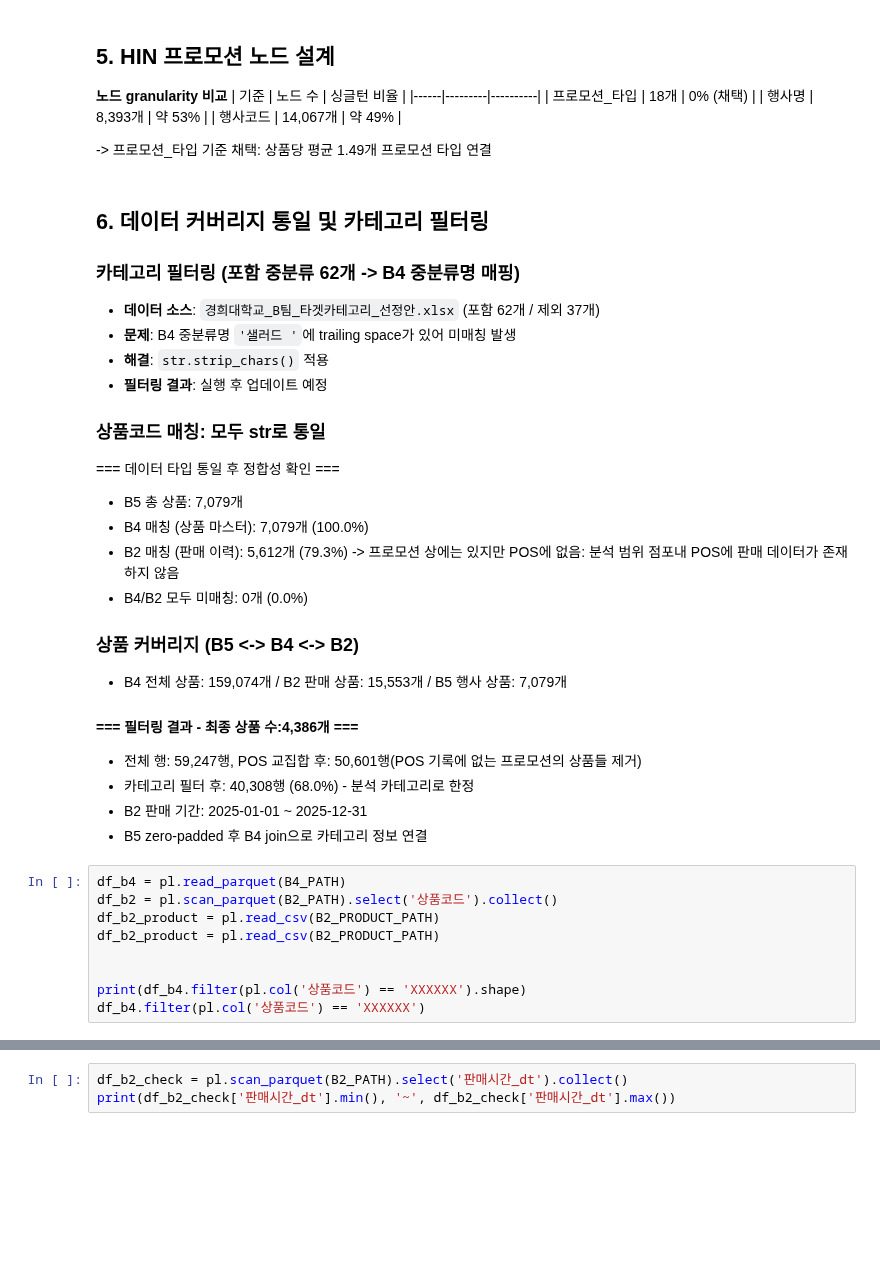
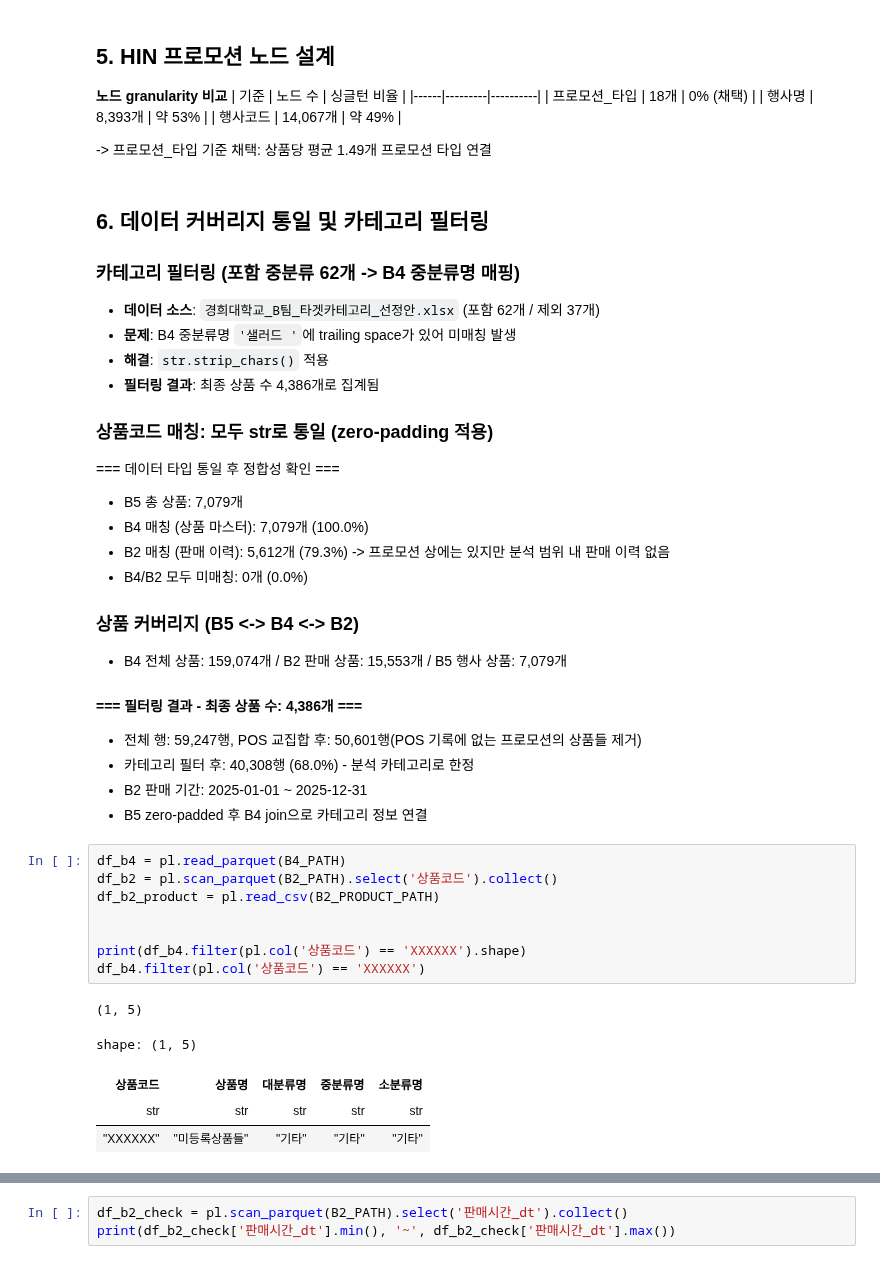
Before and after one commit to Song-exp/Seven-eleven, a Jupyter notebook: eda/ipynb/03_b5_promo_eda.ipynb, the cells around one changed output, grey strips where cells are left out. Cells and saved outputs as stored; diff of their text form; blank space fills up the shorter version.

```diff
--- a/eda/ipynb/03_b5_promo_eda.ipynb
+++ b/eda/ipynb/03_b5_promo_eda.ipynb
@@ -808,18 +809,18 @@ shape: (10, 3)
 - **데이터 소스**: `경희대학교_B팀_타겟카테고리_선정안.xlsx` (포함 62개 / 제외 37개)
 - **문제**: B4 중분류명 `'샐러드 '`에 trailing space가 있어 미매칭 발생
 - **해결**: `str.strip_chars()` 적용
-- **필터링 결과**: 실행 후 업데이트 예정
-### 상품코드 매칭: 모두 str로 통일
+- **필터링 결과**: 최종 상품 수 4,386개로 집계됨
+### 상품코드 매칭: 모두 str로 통일 (zero-padding 적용)
 
-=== 데이터 타입 통일 후 정합성  확인 ===
+=== 데이터 타입 통일 후 정합성 확인 ===
 - B5 총 상품:             7,079개
 - B4 매칭 (상품 마스터):  7,079개 (100.0%)
-- B2 매칭 (판매 이력):    5,612개 (79.3%) -> 프로모션 상에는 있지만 POS에 없음: 분석 범위 점포내 POS에 판매 데이터가 존재하지 않음
+- B2 매칭 (판매 이력):    5,612개 (79.3%) -> 프로모션 상에는 있지만 분석 범위 내 판매 이력 없음
 - B4/B2 모두 미매칭:      0개 (0.0%)
 
 ### 상품 커버리지 (B5 <-> B4 <-> B2)
 - B4 전체 상품: 159,074개 / B2 판매 상품: 15,553개 / B5 행사 상품: 7,079개
-#### === 필터링 결과 - 최종 상품 수:4,386개 ===
+#### === 필터링 결과 - 최종 상품 수: 4,386개 ===
 - 전체 행: 59,247행, POS 교집합 후: 50,601행(POS 기록에 없는 프로모션의 상품들 제거)
 - 카테고리 필터 후: 40,308행 (68.0%) - 분석 카테고리로 한정
 - B2 판매 기간: 2025-01-01 ~ 2025-12-31
@@ -827,10 +828,15 @@ shape: (10, 3)
 # %%
 df_b4 = pl.read_parquet(B4_PATH)
 df_b2 = pl.scan_parquet(B2_PATH).select('상품코드').collect()
-df_b2_product = pl.read_csv(B2_PRODUCT_PATH)
 df_b2_product = pl.read_csv(B2_PRODUCT_PATH)
 
 
 print(df_b4.filter(pl.col('상품코드') == 'XXXXXX').shape)
 df_b4.filter(pl.col('상품코드') == 'XXXXXX')
+# %% [output]
+(1, 5)
+shape: (1, 5)
+| 상품코드 | 상품명 | 대분류명 | 중분류명 | 소분류명 |
+| str | str | str | str | str |
+| "XXXXXX" | "미등록상품들" | "기타" | "기타" | "기타" |
 # %%
```
Also changed, not shown: parts of 19 cells of this notebook, 6 other files.
